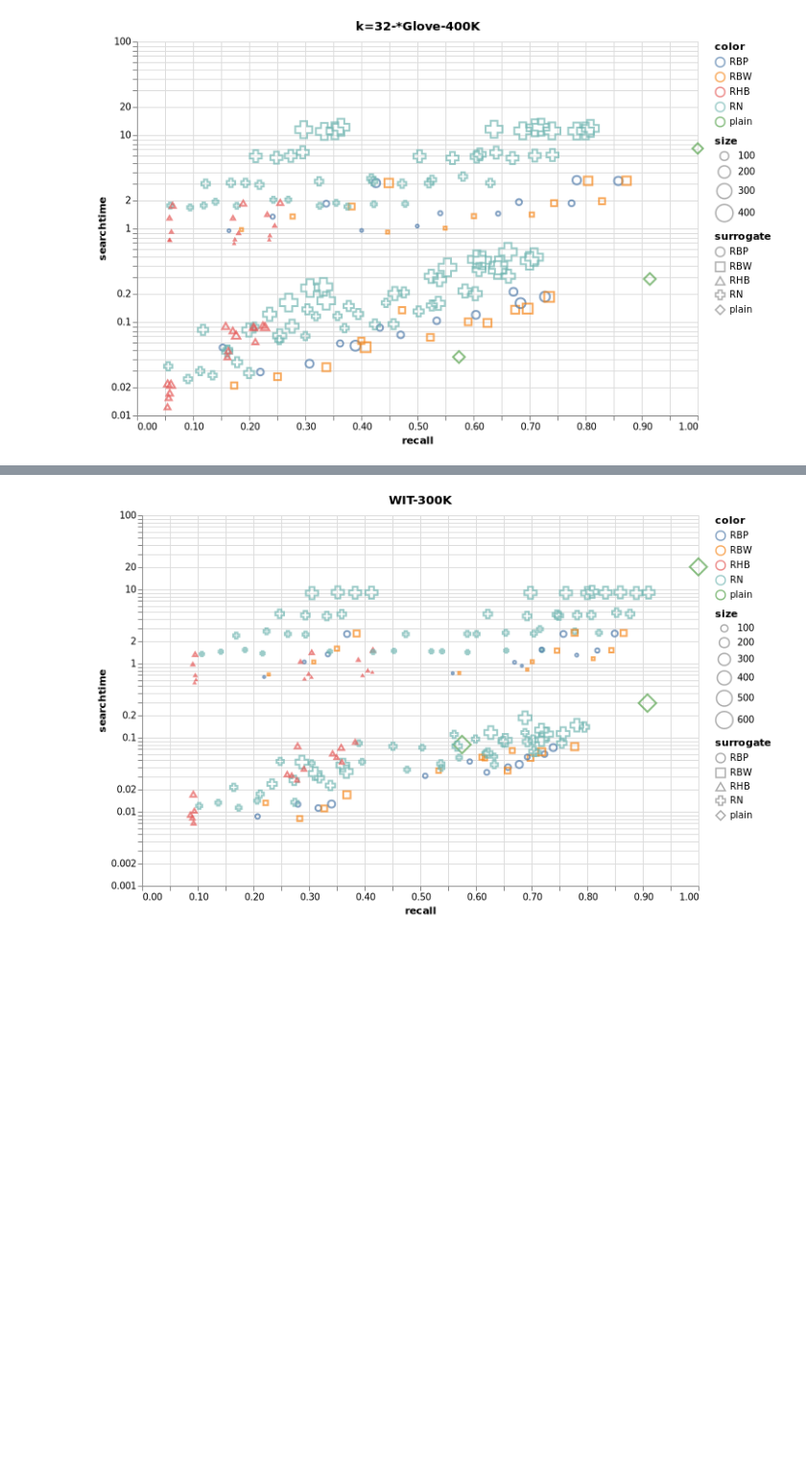
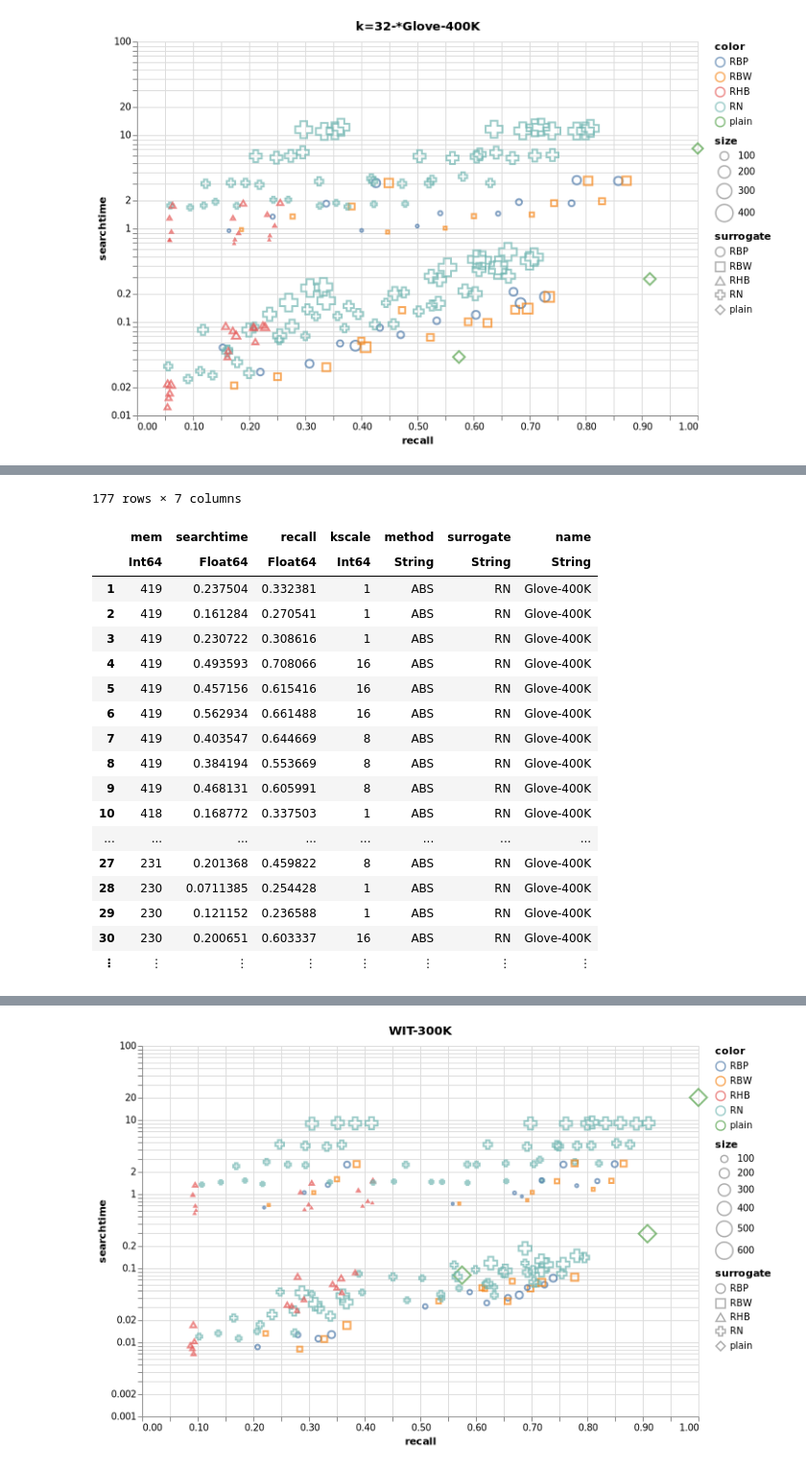
Before and after one commit to sadit/SurrogatedDistanceModels.jl, a Jupyter notebook: notebooks/vis.ipynb, the cells around one changed output, grey strips where cells are left out. Shown: that part at 96% size. Saved outputs shown, nothing was run; the diff lists cells and outputs as text; code cells hidden in the pictures; blank space fills up the shorter version.

```diff
--- a/notebooks/vis.ipynb
+++ b/notebooks/vis.ipynb
@@ -153,3 +177,25 @@ plot_performance(D, name)
+# %%
+sort(D[:, [:mem, :searchtime, :recall, :kscale, :method, :surrogate, :name]], :mem, rev=true)
+# %% [output]
+177 rows × 7 columns
+|  | mem | searchtime | recall | kscale | method | surrogate | name |
+|  | Int64 | Float64 | Float64 | Int64 | String | String | String |
+| 1 | 419 | 0.237504 | 0.332381 | 1 | ABS | RN | Glove-400K |
+| 2 | 419 | 0.161284 | 0.270541 | 1 | ABS | RN | Glove-400K |
+| 3 | 419 | 0.230722 | 0.308616 | 1 | ABS | RN | Glove-400K |
+| 4 | 419 | 0.493593 | 0.708066 | 16 | ABS | RN | Glove-400K |
+| 5 | 419 | 0.457156 | 0.615416 | 16 | ABS | RN | Glove-400K |
+| 6 | 419 | 0.562934 | 0.661488 | 16 | ABS | RN | Glove-400K |
+| 7 | 419 | 0.403547 | 0.644669 | 8 | ABS | RN | Glove-400K |
+| 8 | 419 | 0.384194 | 0.553669 | 8 | ABS | RN | Glove-400K |
+| 9 | 419 | 0.468131 | 0.605991 | 8 | ABS | RN | Glove-400K |
+| 10 | 418 | 0.168772 | 0.337503 | 1 | ABS | RN | Glove-400K |
+| ... | ... | ... | ... | ... | ... | ... | ... |
+| 27 | 231 | 0.201368 | 0.459822 | 8 | ABS | RN | Glove-400K |
+| 28 | 230 | 0.0711385 | 0.254428 | 1 | ABS | RN | Glove-400K |
+| 29 | 230 | 0.121152 | 0.236588 | 1 | ABS | RN | Glove-400K |
+| 30 | 230 | 0.200651 | 0.603337 | 16 | ABS | RN | Glove-400K |
+| ⋮ | ⋮ | ⋮ | ⋮ | ⋮ | ⋮ | ⋮ | ⋮ |
 # %%
 name = "k=32-*Glove-1M"
 D = read_dataframe(name)
```
Also changed, not shown: parts of 3 cells of this notebook, 2 other files.
